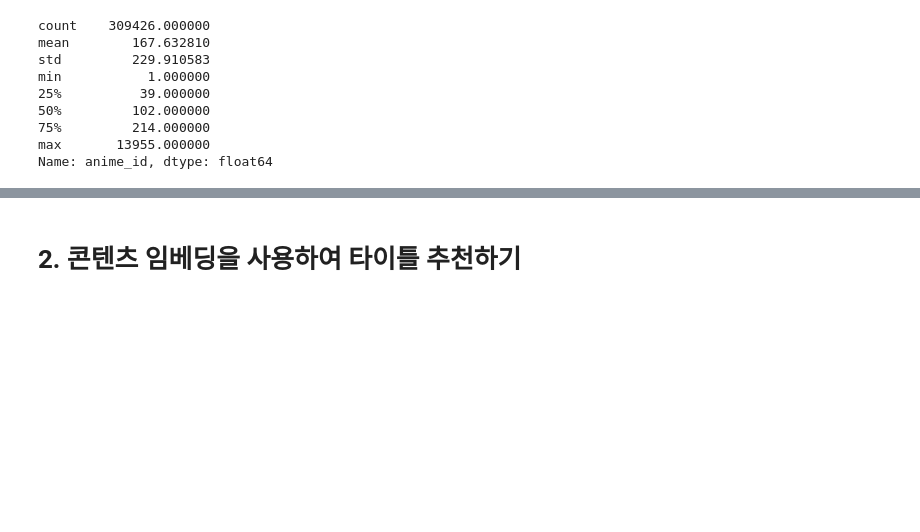
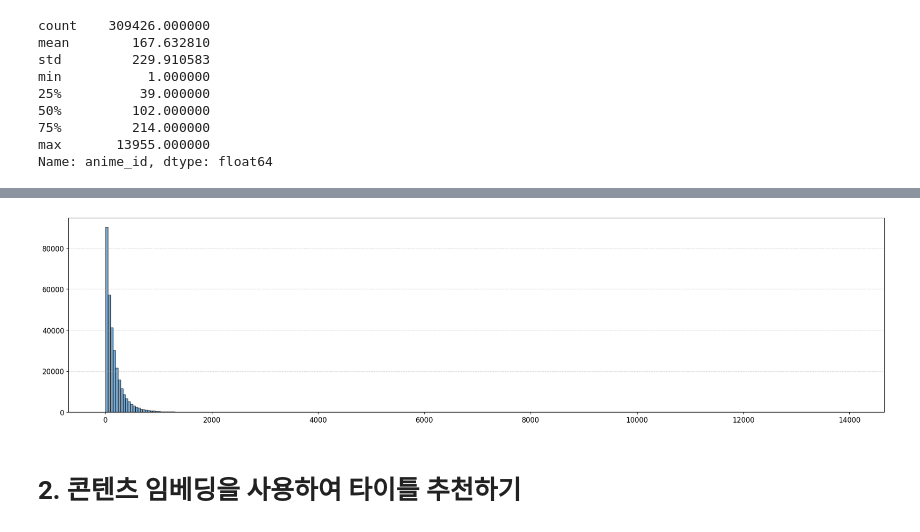
Before and after one commit to kimwooglae/quick-start-guide-to-llms, a Jupyter notebook: notebooks/6_recommendation_engine.ipynb, the cells around one changed output, grey strips where cells are left out. Cells and saved outputs as stored; diff of their text form; code cells hidden in the pictures; blank space fills up the shorter version.

```diff
--- a/notebooks/6_recommendation_engine.ipynb
+++ b/notebooks/6_recommendation_engine.ipynb
@@ -241,3 +323,19 @@ Name: anime_id, dtype: float64
+# %%
+import pandas as pd
+import matplotlib.pyplot as plt
+
+# 플롯과 히스토그램 설정
+plt.figure(figsize=(25, 6))
+plt.hist(user_counts['anime_id'], bins=300, edgecolor='black', color='steelblue', alpha=0.7)
+
+plt.xticks(fontsize=12)
+plt.yticks(fontsize=12)
+plt.grid(axis='y', alpha=0.5, linestyle='--')
+
+# 히스토그램 표시
+plt.show()
+# %% [output]
+[figure, added]
 # %% [markdown]
 # 2. 콘텐츠 임베딩을 사용하여 타이틀 추천하기
 # %%
```
Also changed, not shown: parts of 104 cells of this notebook, 2 other files.
